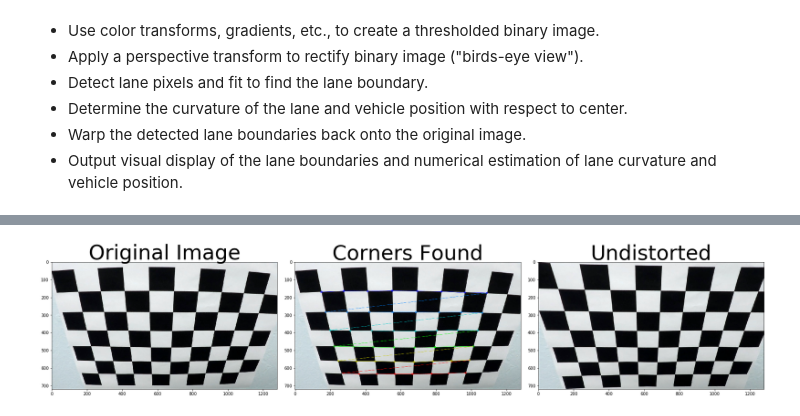
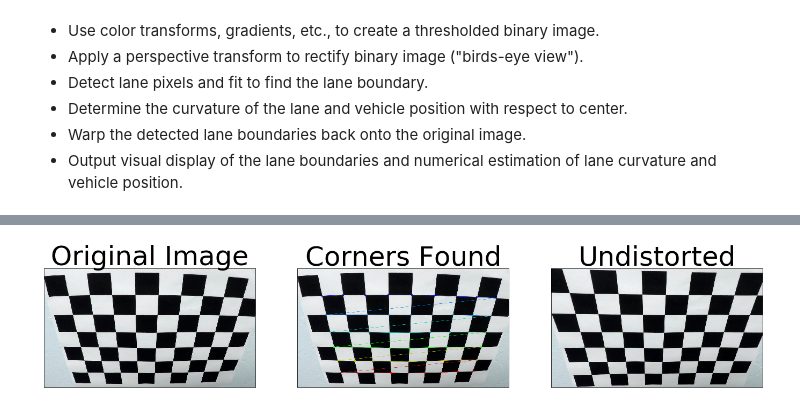
Before and after one commit to CharlesBradshaw/Advanced-Lane-Line-Detection, a Jupyter notebook: Advanced_Lane_Line_Detection.ipynb, the cells around one changed output, grey strips where cells are left out. Cells and saved outputs as stored; diff of their text form; code cells hidden in the pictures.

```diff
--- a/Advanced_Lane_Line_Detection.ipynb
+++ b/Advanced_Lane_Line_Detection.ipynb
@@ -88,37 +78,33 @@ image_points, object_points = load_calibration_points()
 # %%
-
-
-
-
-def show_example():
-
-
-    sample_image = "calibration2.jpg"
-
-    #Load Base Image
-    img = cv2.imread(directory+sample_image)
-
+def show_example_calibration(img):
     # Get Corners
+    nx = 9
+    ny = 6
     gray = cv2.cvtColor(img, cv2.COLOR_BGR2GRAY)
     ret, corners = cv2.findChessboardCorners(gray, (nx, ny), None)
+
     corner_img = img.copy()
     cv2.drawChessboardCorners(corner_img, (nx, ny), corners, ret)
 
     # Get Undistorted Image
-    undst = undistort_img(img.copy(),image_points,object_points)
+    undst = undistort_img(img.copy())#,image_points,object_points)
 
+
+    #Plot Images
     f, (ax1, ax2, ax3) = plt.subplots(1, 3, figsize=(24, 9))
-    f.tight_layout()
+    ax1.tick_params(which='both', bottom='off', top='off', labelbottom='off', right='off', left='off', labelleft='off')
     ax1.imshow(img)
     ax1.set_title('Original Image', fontsize=50)
+
+    ax2.tick_params(which='both', bottom='off', top='off', labelbottom='off', right='off', left='off', labelleft='off')
     ax2.imshow(corner_img)
     ax2.set_title('Corners Found', fontsize=50)
+
+    ax3.tick_params(which='both', bottom='off', top='off', labelbottom='off', right='off', left='off', labelleft='off')
     ax3.imshow(undst)
     ax3.set_title('Undistorted', fontsize=50)
 
-    plt.subplots_adjust(left=0., right=1, top=0.9, bottom=0.)
-
-
-show_example()
+sample_image = cv2.imread("camera_cal/"+"calibration2.jpg")
+show_example_calibration(sample_image)
 # %% [output]
-[figure, old version]
+[figure, new version]
```
Also changed, not shown: parts of 23 cells of this notebook, 5 other files.
